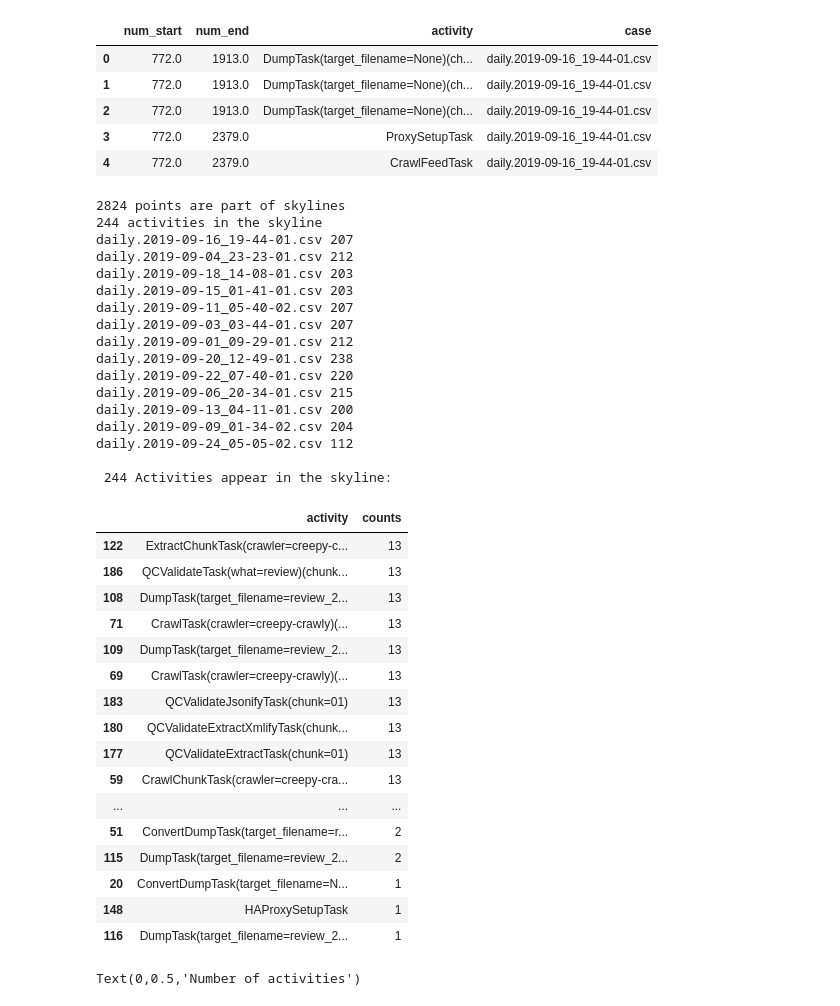
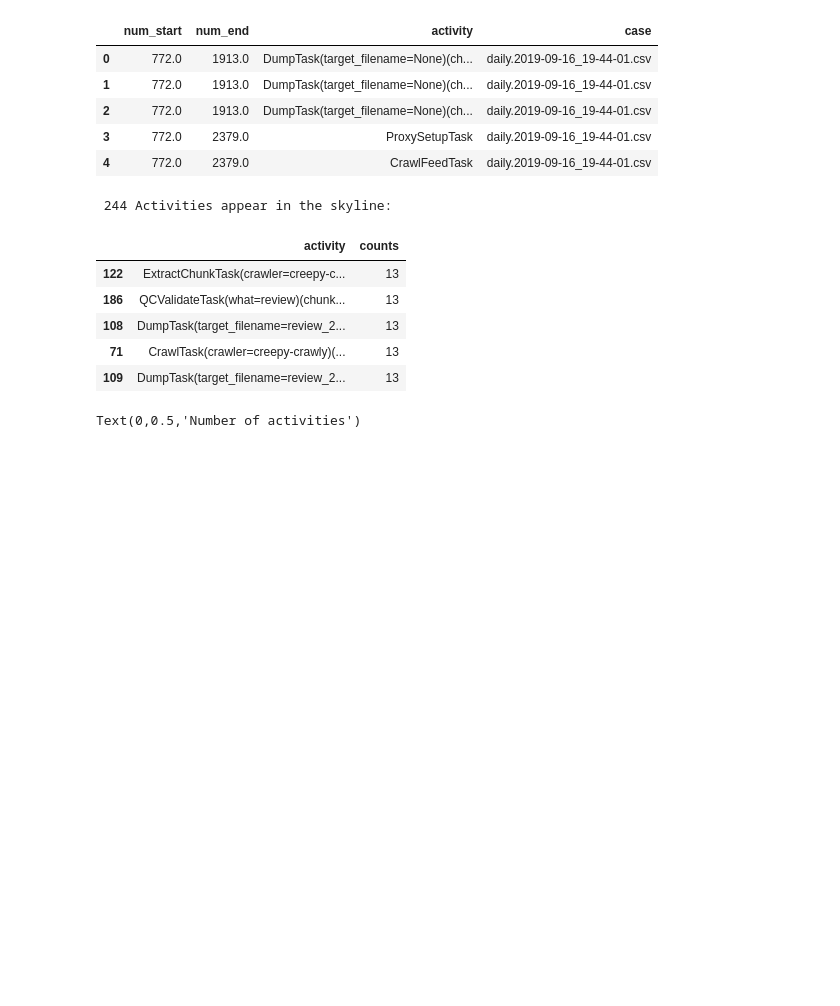
Before and after one commit to andreamalhera/perfSky, a Jupyter notebook: notebooks/pointTransformer.ipynb, the cells around one changed output. Cells and saved outputs as stored; diff of their text form; code cells hidden in the pictures; blank space fills up the shorter version.

Commit message:
Clean notebook pointTransformer before moving to module

```diff
--- a/notebooks/pointTransformer.ipynb
+++ b/notebooks/pointTransformer.ipynb
@@ -344,15 +343,19 @@ def get_skyline_points(df):
     df.sort_values(by=['num_start'])
     max_x = []
     max_y = []
+    activity = []
+    case = []
     for i, e in enumerate(df['num_start']):
         maxi = max(df['num_start'][0:i+1].values.tolist())
         mayi = max(df['num_end'][0:i+1].values.tolist())
         if maxi in df[df['num_end']==mayi]['num_start'].values:
             max_x.append(maxi)
             max_y.append(mayi)
+            activity.append(df['activity'][i])
+            case.append(df['case'][i])
 
-    skyline = pd.DataFrame({'num_start':max_x, 'num_end':max_y})
-    skyline = skyline.drop_duplicates().reset_index()[['num_start','num_end']]
+    skyline = pd.DataFrame({'num_start':max_x, 'num_end':max_y, 'activity': activity, 'case': case})
+    skyline = skyline.drop_duplicates().reset_index()[['num_start','num_end','activity','case']]
 
     return skyline
 
@@ -611,62 +602,35 @@ skyline_points.head()
 | 3 | 772.0 | 2379.0 | ProxySetupTask | daily.2019-09-16_19-44-01.csv |
 | 4 | 772.0 | 2379.0 | CrawlFeedTask | daily.2019-09-16_19-44-01.csv |
 # %%
-print(len(skyline_points), 'points are part of skylines')
+#print(len(skyline_points), 'points are part of skylines')
 unique_sk_activities = skyline_points['activity'].unique().tolist()
-print(len(unique_sk_activities), 'activities in the skyline')
+#print(len(unique_sk_activities), 'activities in the skyline')
 skyline_points.groupby('case').size().reset_index(name='counts').sort_values(by=['counts'], ascending=False)
 
 activities=[]
 for i, case in enumerate(skyline_points['case'].unique()):
     acts = skyline_points[skyline_points['case']==case]['activity'].unique().tolist()
     activities.append(acts)
-    print(case, len(acts))
+    #print(case, len(acts))
 
 representative = skyline_points[['case','activity']].drop_duplicates()
 rep_appereances = representative.groupby(by = ['activity']).size().reset_index(name='counts').sort_values(by=['counts'], ascending=False)
 #rep_appereances = skyline_points.groupby(by = ['activity']).size().reset_index(name='counts').sort_values(by=['counts'], ascending=False)
 
 pd.set_option('display.max_rows', None)
 print('\n',len(rep_appereances), 'Activities appear in the skyline:')
-rep_appereances
+rep_appereances.head()
 #rep_appereances[rep_appereances['counts']<13]
 
 #rep_appereances.groupby(by = ['counts']).size().reset_index(name='activities').sort_values(by=['counts'], ascending=False)
 # %% [output]
-2824 points are part of skylines
-244 activities in the skyline
-daily.2019-09-16_19-44-01.csv 207
-daily.2019-09-04_23-23-01.csv 212
-daily.2019-09-18_14-08-01.csv 203
-daily.2019-09-15_01-41-01.csv 203
-daily.2019-09-11_05-40-02.csv 207
-daily.2019-09-03_03-44-01.csv 207
-daily.2019-09-01_09-29-01.csv 212
-daily.2019-09-20_12-49-01.csv 238
-daily.2019-09-22_07-40-01.csv 220
-daily.2019-09-06_20-34-01.csv 215
-daily.2019-09-13_04-11-01.csv 200
-daily.2019-09-09_01-34-02.csv 204
-daily.2019-09-24_05-05-02.csv 112
-
  244 Activities appear in the skyline:
 |  | activity | counts |
 | 122 | ExtractChunkTask(crawler=creepy-c... | 13 |
 | 186 | QCValidateTask(what=review)(chunk... | 13 |
 | 108 | DumpTask(target_filename=review_2... | 13 |
 | 71 | CrawlTask(crawler=creepy-crawly)(... | 13 |
 | 109 | DumpTask(target_filename=review_2... | 13 |
-| 69 | CrawlTask(crawler=creepy-crawly)(... | 13 |
-| 183 | QCValidateJsonifyTask(chunk=01) | 13 |
-| 180 | QCValidateExtractXmlifyTask(chunk... | 13 |
-| 177 | QCValidateExtractTask(chunk=01) | 13 |
-| 59 | CrawlChunkTask(crawler=creepy-cra... | 13 |
-| ... | ... | ... |
-| 51 | ConvertDumpTask(target_filename=r... | 2 |
-| 115 | DumpTask(target_filename=review_2... | 2 |
-| 20 | ConvertDumpTask(target_filename=N... | 1 |
-| 148 | HAProxySetupTask | 1 |
-| 116 | DumpTask(target_filename=review_2... | 1 |
 # %%
 # Import the libraries
 import matplotlib.pyplot as plt
```
Also changed, not shown: parts of 10 cells of this notebook.
